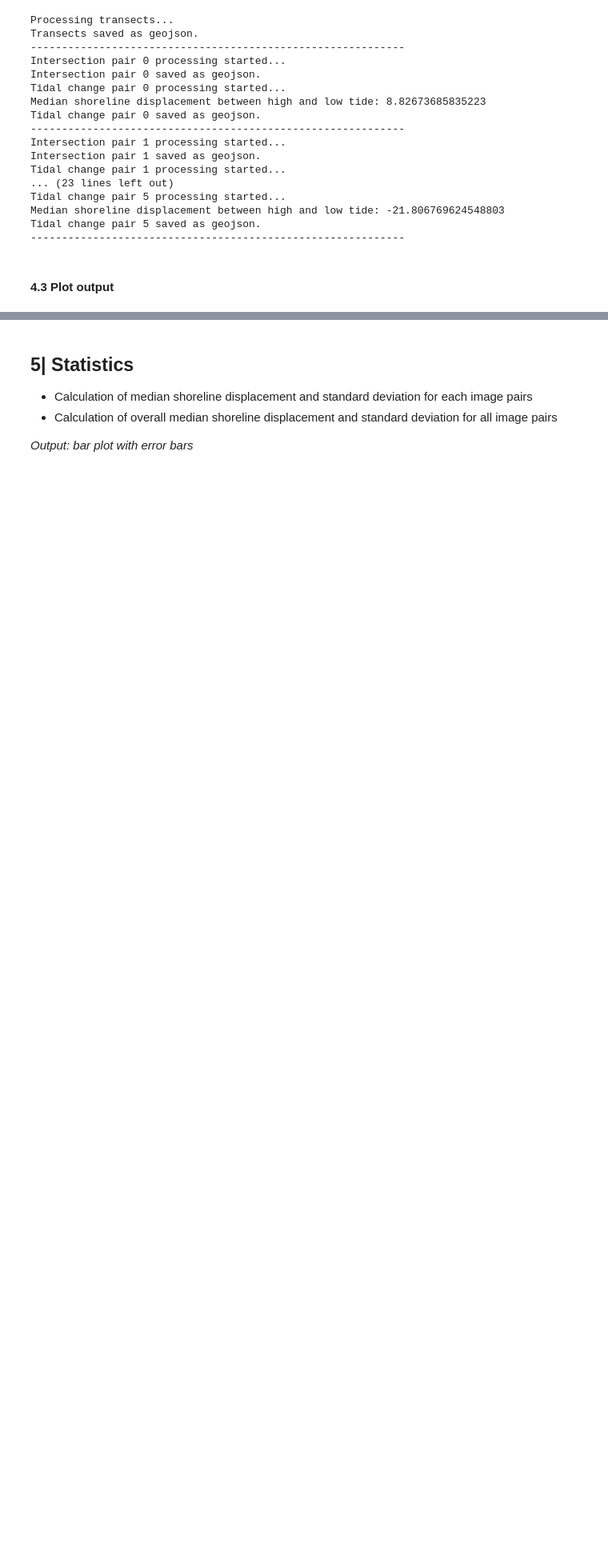
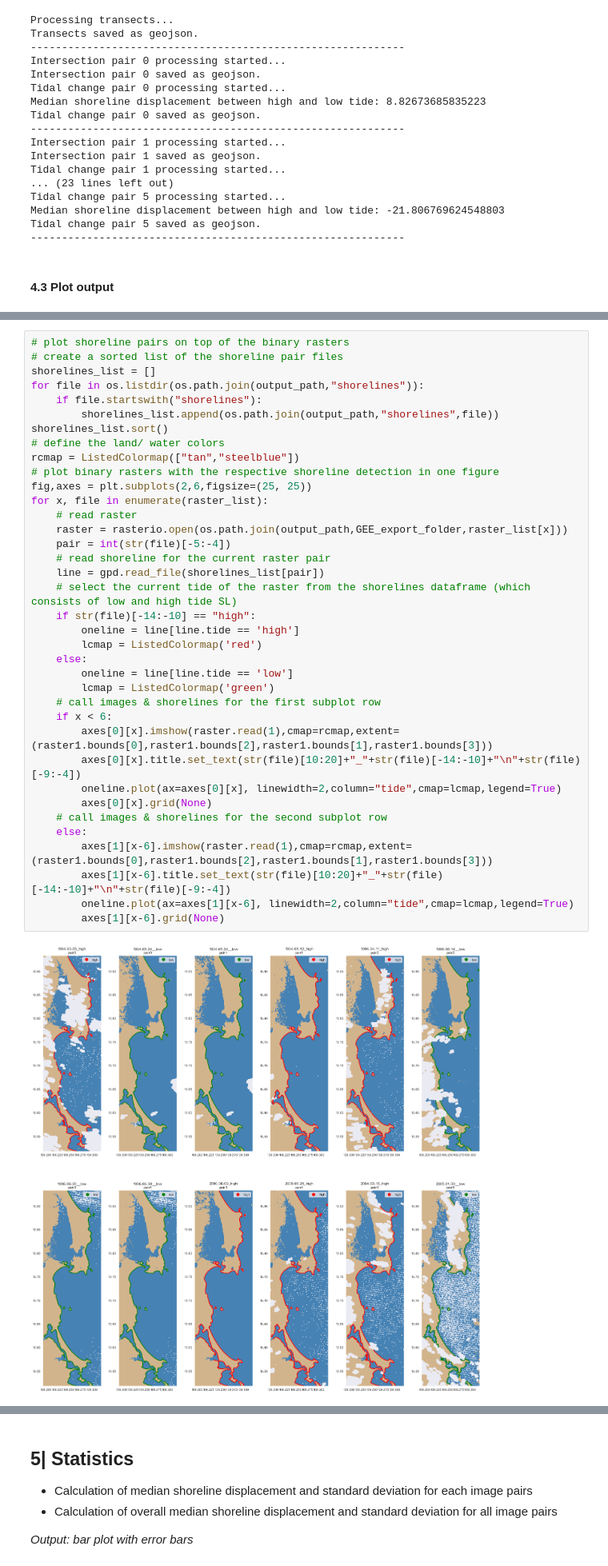
Before and after one commit to ronjalappe/Quantification_tidal_effects_Landsat, a Jupyter notebook: Tidal_effects_Qui-Nhong.ipynb, the cells around one changed output, grey strips where cells are left out. Shown at 80% size. Drawn from its saved outputs; the diff is of its cells as text; blank space fills up the shorter version.

```diff
--- a/Tidal_effects_Qui-Nhong.ipynb
+++ b/Tidal_effects_Qui-Nhong.ipynb
@@ -1314,0 +1307,39 @@ plt.show()
+# %%
+# plot shoreline pairs on top of the binary rasters
+# create a sorted list of the shoreline pair files
+shorelines_list = []
+for file in os.listdir(os.path.join(output_path,"shorelines")):
+    if file.startswith("shorelines"):
+        shorelines_list.append(os.path.join(output_path,"shorelines",file))
+shorelines_list.sort()
+# define the land/ water colors
+rcmap = ListedColormap(["tan","steelblue"])
+# plot binary rasters with the respective shoreline detection in one figure
+fig,axes = plt.subplots(2,6,figsize=(25, 25))
+for x, file in enumerate(raster_list):
+    # read raster
+    raster = rasterio.open(os.path.join(output_path,GEE_export_folder,raster_list[x]))
+    pair = int(str(file)[-5:-4])
+    # read shoreline for the current raster pair
+    line = gpd.read_file(shorelines_list[pair])
+    # select the current tide of the raster from the shorelines dataframe (which consists of low and high tide SL)
+    if str(file)[-14:-10] == "high":
+        oneline = line[line.tide == 'high']
+        lcmap = ListedColormap('red')
+    else:
+        oneline = line[line.tide == 'low']
+        lcmap = ListedColormap('green')
+    # call images & shorelines for the first subplot row
+    if x < 6:
+        axes[0][x].imshow(raster.read(1),cmap=rcmap,extent=(raster1.bounds[0],raster1.bounds[2],raster1.bounds[1],raster1.bounds[3]))
+        axes[0][x].title.set_text(str(file)[10:20]+"_"+str(file)[-14:-10]+"\n"+str(file)[-9:-4])
+        oneline.plot(ax=axes[0][x], linewidth=2,column="tide",cmap=lcmap,legend=True)
+        axes[0][x].grid(None)
+    # call images & shorelines for the second subplot row
+    else:
+        axes[1][x-6].imshow(raster.read(1),cmap=rcmap,extent=(raster1.bounds[0],raster1.bounds[2],raster1.bounds[1],raster1.bounds[3]))
+        axes[1][x-6].title.set_text(str(file)[10:20]+"_"+str(file)[-14:-10]+"\n"+str(file)[-9:-4])
+        oneline.plot(ax=axes[1][x-6], linewidth=2,column="tide",cmap=lcmap,legend=True)
+        axes[1][x-6].grid(None)
+# %% [output]
+[figure, added]
```
Also changed, not shown: parts of 8 cells of this notebook.
